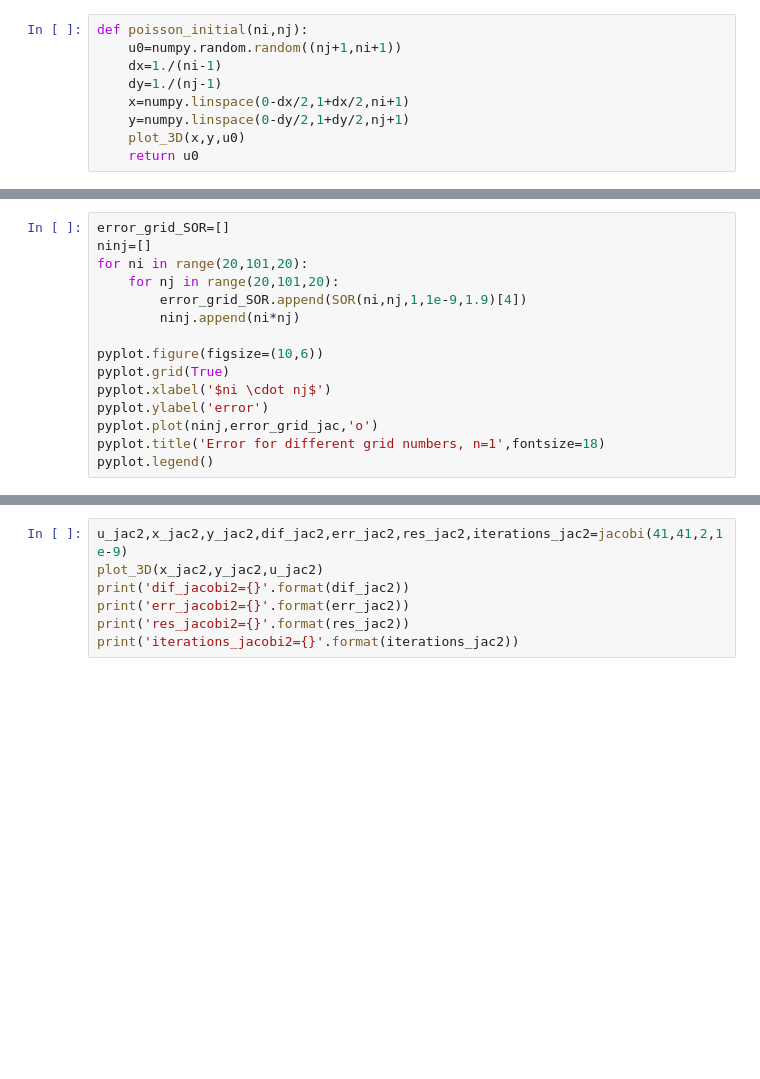
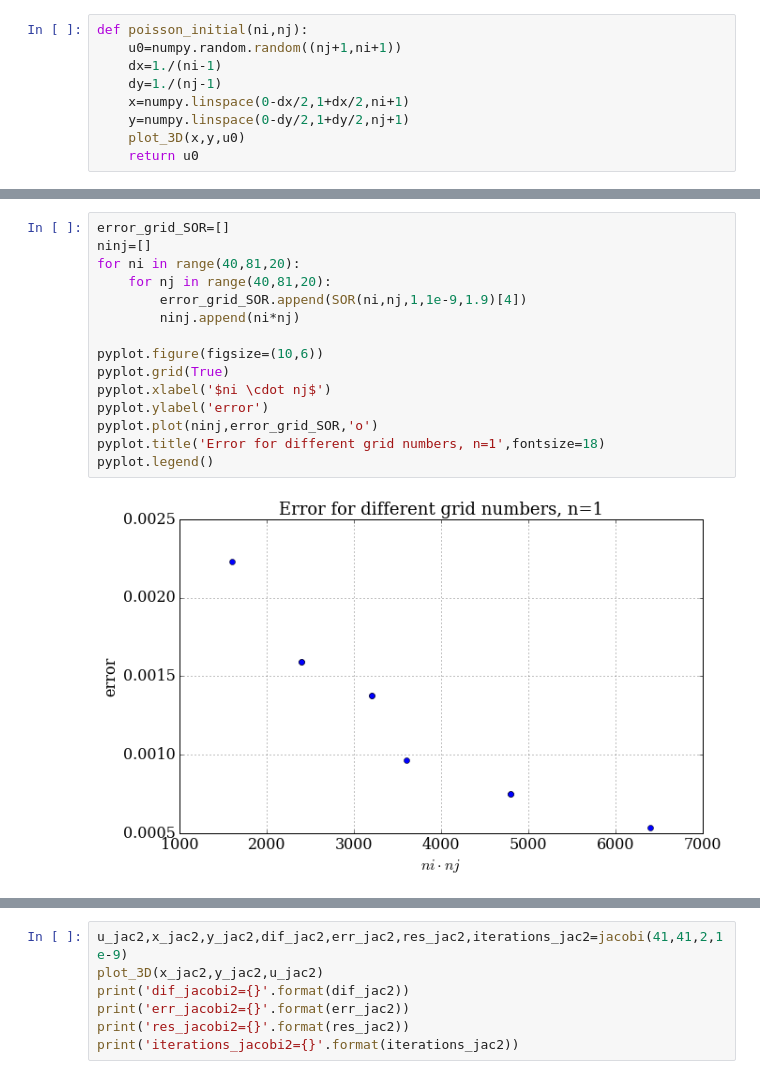
Before and after one commit to yujiasheng912/MAE6225, a Jupyter notebook: poisson2d_sin.ipynb, the cells around one changed output, grey strips where cells are left out. Saved outputs shown, nothing was run; the diff lists cells and outputs as text; blank space fills up the shorter version.

```diff
--- a/poisson2d_sin.ipynb
+++ b/poisson2d_sin.ipynb
@@ -187,17 +205,19 @@ pyplot.legend()
 # %%
 error_grid_SOR=[]
 ninj=[]
-for ni in range(20,101,20):
-    for nj in range(20,101,20):
+for ni in range(40,81,20):
+    for nj in range(40,81,20):
         error_grid_SOR.append(SOR(ni,nj,1,1e-9,1.9)[4])
         ninj.append(ni*nj)
 
 pyplot.figure(figsize=(10,6))
 pyplot.grid(True)
 pyplot.xlabel('$ni \cdot nj$')
 pyplot.ylabel('error')
-pyplot.plot(ninj,error_grid_jac,'o')
+pyplot.plot(ninj,error_grid_SOR,'o')
 pyplot.title('Error for different grid numbers, n=1',fontsize=18)
 pyplot.legend()
+# %% [output]
+[figure, added]
 # %%
 error40_SOR_omega=[]
```
Also changed, not shown: parts of 17 cells of this notebook.
